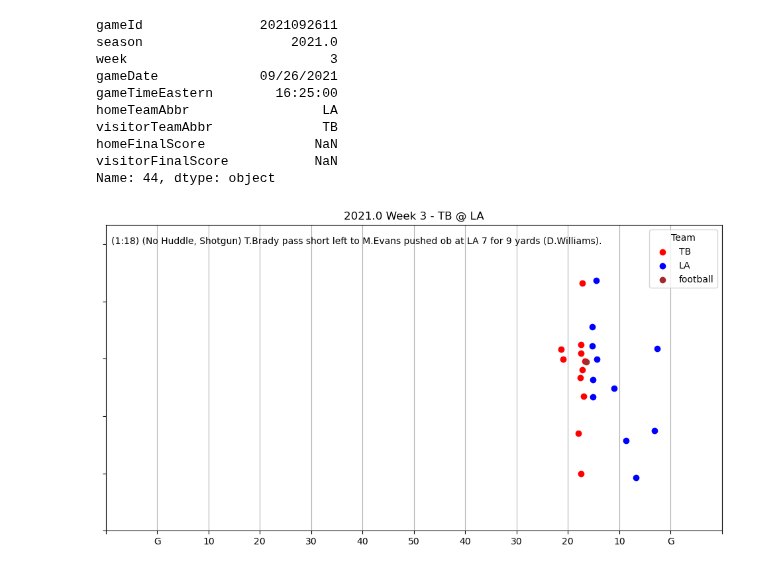
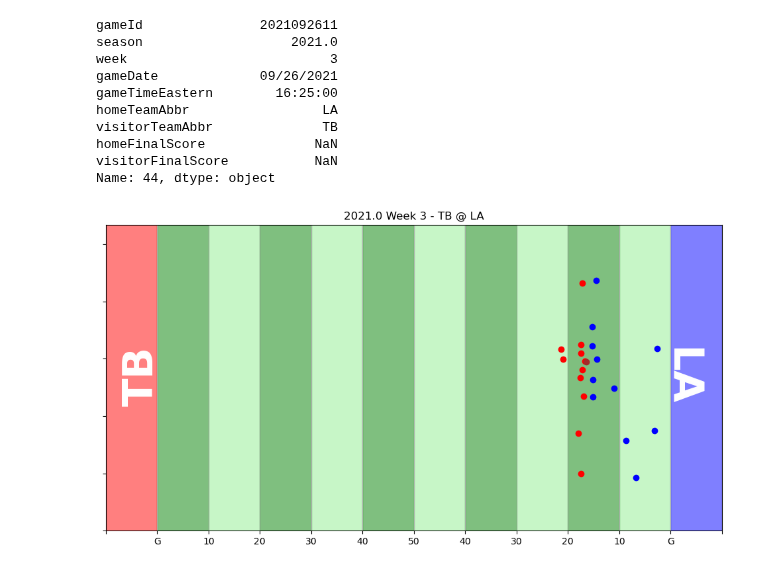
Before and after one commit to rfe123/umn_data_project_004, a Jupyter notebook: umn_data_project_004_nfl.ipynb, the cells around one changed output. Cells and saved outputs as stored; diff of their text form; code cells hidden in the pictures.

Commit message:
plot formatting background & end zones

```diff
--- a/umn_data_project_004_nfl.ipynb
+++ b/umn_data_project_004_nfl.ipynb
@@ -246,27 +246,38 @@ Name: 44, dtype: object
 # %%
 teams = play_frame['team'].unique()
 colors = {teams[0]: 'red', teams[1]: 'blue', teams[2]: 'brown'}
 
 plt.figure(figsize=(12, 6))
-
-for team, color in colors.items():
-    plt.scatter(play_frame[play_frame['team'] == team]['x'], play_frame[play_frame['team'] == team]['y'], c=color, label=team)
-
 plt.title(f"{game['season']} Week {game['week']} - {game['visitorTeamAbbr']} @ {game['homeTeamAbbr']}")
-plt.legend(title='Team')
-plt.annotate(play['playDescription'], xy=[1,50])
 
 # Set x and y scales
 plt.xlim(0, 120)  # Adjust the limits according to your data
 plt.ylim(0, 53.3)  # Adjust the limits according to your data
+
+for i in range(10, 101, 20):
+    plt.axvspan(i, i+10, color='green', alpha=0.5)
+    plt.axvspan(i+10, i+20, color='lightgreen', alpha=0.5)
 
 # Hide y-axis labels
 plt.gca().set_yticklabels([])
 plt.xticks([0,10,20,30,40,50,60,70,80,90,100,110,120])
 plt.gca().set_xticklabels(['','G','10','20','30','40','50','40','30','20','10','G',''])
 
+x_max = max(play_frame['x'])
+max_team = play_frame.loc[(play_frame['x'] == x_max)].iloc[0]['team']
+plt.annotate(max_team, xy=[112, 26.9], fontsize=45, fontweight='bold', color='white', rotation=270,ha='center', va='center')
+plt.axvspan(110, 120, color=colors[max_team], alpha=0.5)
+
+x_min = min(play_frame['x'])
+min_team = play_frame.loc[(play_frame['x'] == x_min)].iloc[0]['team']
+plt.annotate(min_team, xy=[7, 26.9], fontsize=45, fontweight='bold', color='white', rotation=90,ha='center', va='center')
+plt.axvspan(0, 10, color=colors[min_team], alpha=0.5)
+
+for team, color in colors.items():
+    plt.scatter(play_frame[play_frame['team'] == team]['x'], play_frame[play_frame['team'] == team]['y'], c=color, label=team, alpha=1)
+
 # Show plot
 plt.grid(True, axis='x')
 plt.show()
 # %% [output]
-[figure, old version]
+[figure, new version]
```
Also changed, not shown: parts of 2 cells of this notebook.
